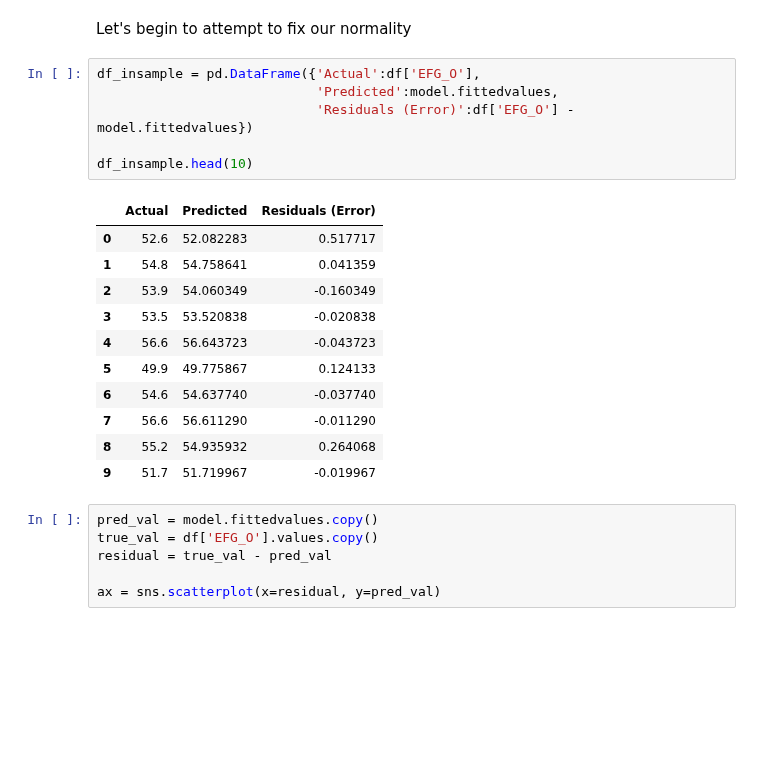
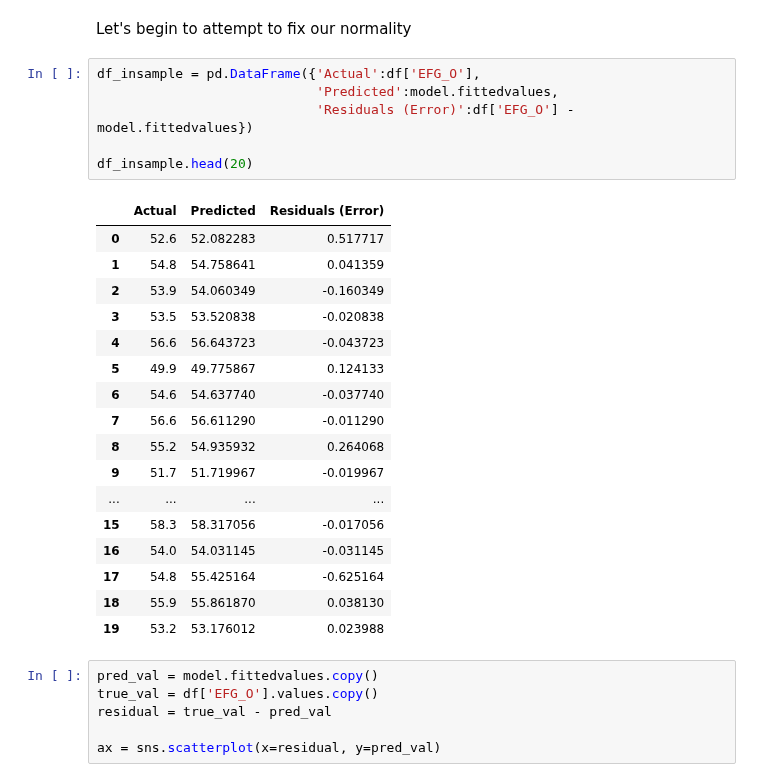
Before and after one commit to DanLightner/BUSA321, a Jupyter notebook: BUSA321/College_Basketball_EDA.ipynb, the cells around one changed output. Saved outputs shown, nothing was run; the diff lists cells and outputs as text; blank space fills up the shorter version.

```diff
--- a/BUSA321/College_Basketball_EDA.ipynb
+++ b/BUSA321/College_Basketball_EDA.ipynb
@@ -190,21 +206,27 @@ Let's begin to attempt to fix our normality
 # %%
 df_insample = pd.DataFrame({'Actual':df['EFG_O'],
                             'Predicted':model.fittedvalues,
                             'Residuals (Error)':df['EFG_O'] - model.fittedvalues})
 
-df_insample.head(10)
+df_insample.head(20)
 # %% [output]
 |  | Actual | Predicted | Residuals (Error) |
 | 0 | 52.6 | 52.082283 | 0.517717 |
 | 1 | 54.8 | 54.758641 | 0.041359 |
 | 2 | 53.9 | 54.060349 | -0.160349 |
 | 3 | 53.5 | 53.520838 | -0.020838 |
 | 4 | 56.6 | 56.643723 | -0.043723 |
 | 5 | 49.9 | 49.775867 | 0.124133 |
 | 6 | 54.6 | 54.637740 | -0.037740 |
 | 7 | 56.6 | 56.611290 | -0.011290 |
 | 8 | 55.2 | 54.935932 | 0.264068 |
 | 9 | 51.7 | 51.719967 | -0.019967 |
+| ... | ... | ... | ... |
+| 15 | 58.3 | 58.317056 | -0.017056 |
+| 16 | 54.0 | 54.031145 | -0.031145 |
+| 17 | 54.8 | 55.425164 | -0.625164 |
+| 18 | 55.9 | 55.861870 | 0.038130 |
+| 19 | 53.2 | 53.176012 | 0.023988 |
 # %%
 pred_val = model.fittedvalues.copy()
 true_val = df['EFG_O'].values.copy()
```
Also changed, not shown: parts of 41 cells of this notebook.
